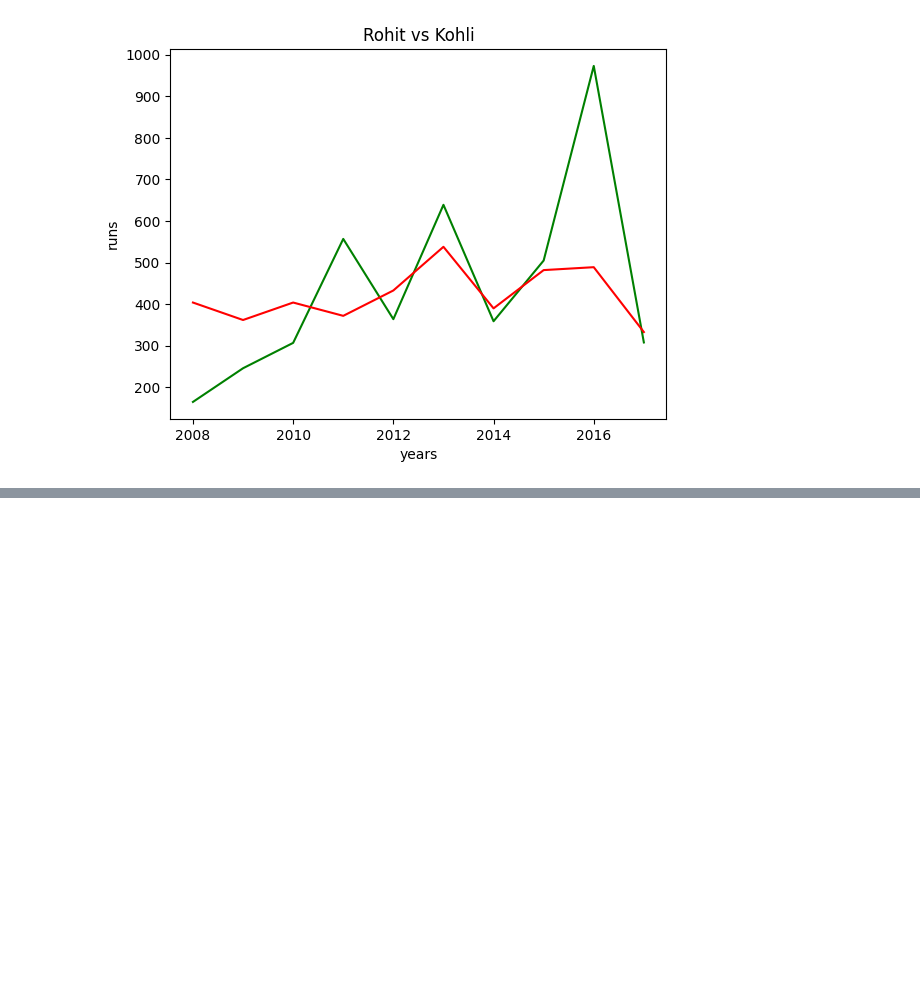
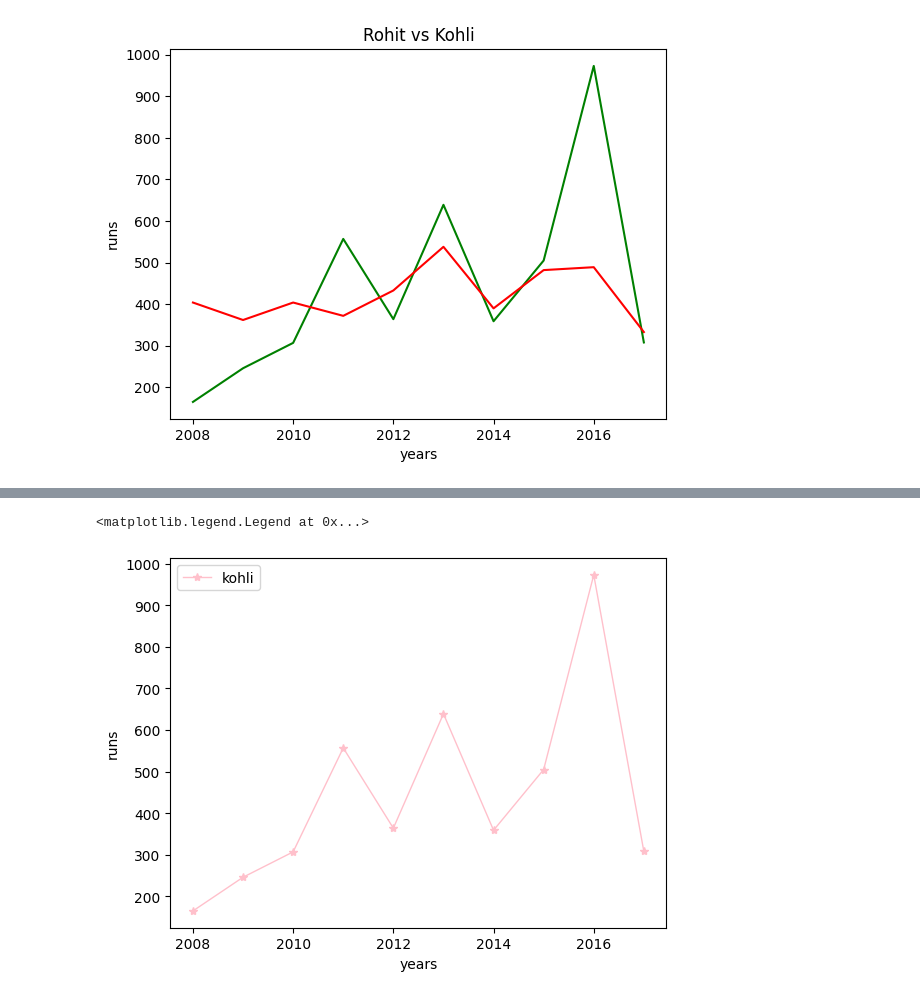
Before and after one commit to faisalkhan4k/Data-visualization, a Jupyter notebook: matplotlib.ipynb, the cells around one changed output, grey strips where cells are left out. Cells and saved outputs as stored; diff of their text form; code cells hidden in the pictures; blank space fills up the shorter version.

```diff
--- a/matplotlib.ipynb
+++ b/matplotlib.ipynb
@@ -34,0 +80,8 @@ Text(0, 0.5, 'runs')
+# %%
+plt.plot(df['index'],df['V Kohli'],label='kohli',color='pink',linewidth=1,marker='*')
+plt.xlabel('years')
+plt.ylabel('runs')
+plt.legend()
+# %% [output]
+<matplotlib.legend.Legend at 0x...>
+[figure, added]
```
Also changed, not shown: parts of 47 cells of this notebook.
